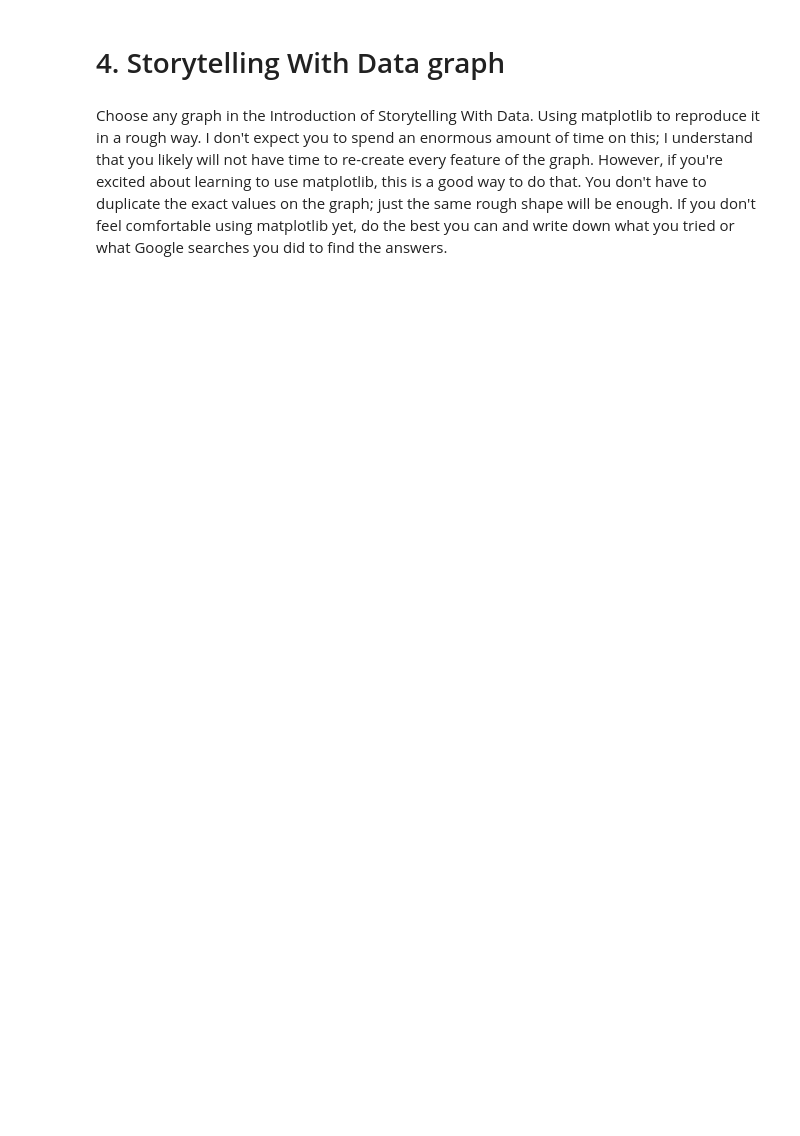
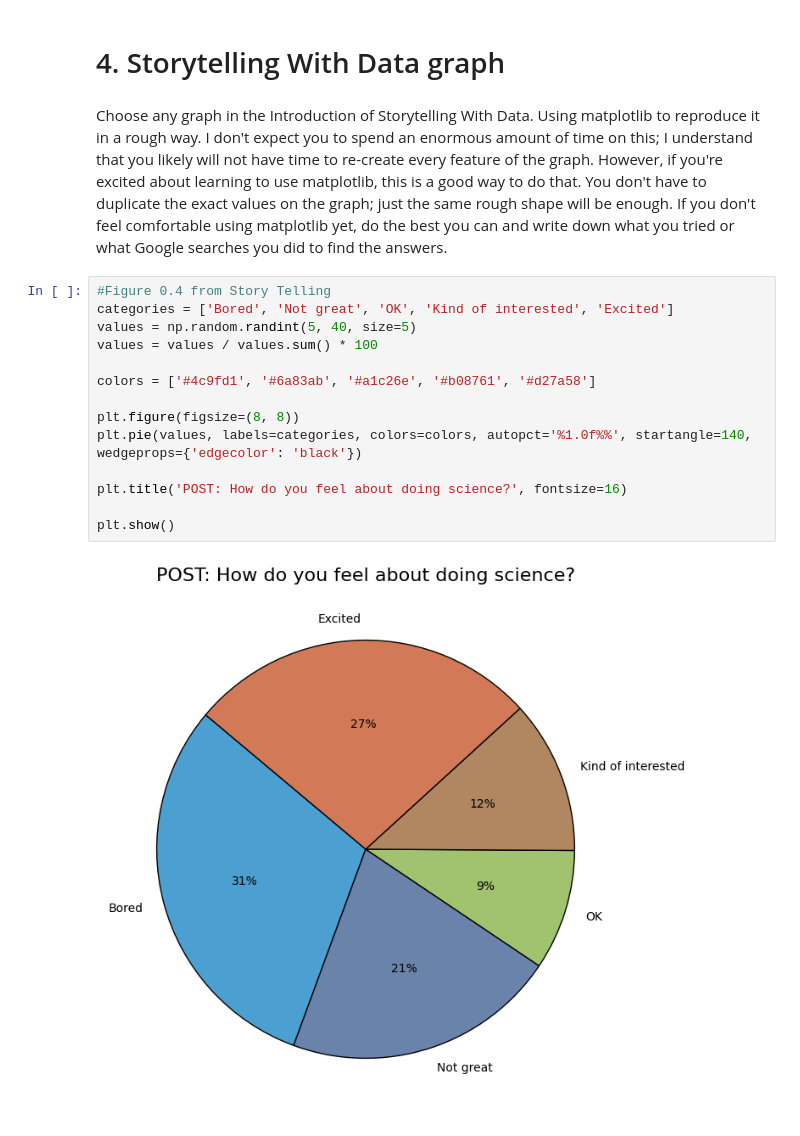
Before and after one commit to JakBainsBU/2025-spring-B2, a Jupyter notebook: Week1.ipynb, the cells around one changed output. Saved outputs shown, nothing was run; the diff lists cells and outputs as text; blank space fills up the shorter version.

```diff
--- a/Week1.ipynb
+++ b/Week1.ipynb
@@ -445,3 +498,19 @@ plt.show()
 # 4. Storytelling With Data graph
 # %% [markdown]
 Choose any graph in the Introduction of Storytelling With Data.  Using matplotlib to reproduce it in a rough way.  I don't expect you to spend an enormous amount of time on this; I understand that you likely will not have time to re-create every feature of the graph.  However, if you're excited about learning to use matplotlib, this is a good way to do that.  You don't have to duplicate the exact values on the graph; just the same rough shape will be enough.  If you don't feel comfortable using matplotlib yet, do the best you can and write down what you tried or what Google searches you did to find the answers.
+# %%
+#Figure 0.4 from Story Telling
+categories = ['Bored', 'Not great', 'OK', 'Kind of interested', 'Excited']
+values = np.random.randint(5, 40, size=5)
+values = values / values.sum() * 100
+
+colors = ['#4c9fd1', '#6a83ab', '#a1c26e', '#b08761', '#d27a58']
+
+plt.figure(figsize=(8, 8))
+plt.pie(values, labels=categories, colors=colors, autopct='%1.0f%%', startangle=140, wedgeprops={'edgecolor': 'black'})
+
+plt.title('POST: How do you feel about doing science?', fontsize=16)
+
+plt.show()
+# %% [output]
+[figure, added]
```
Also changed, not shown: parts of 5 cells of this notebook.
